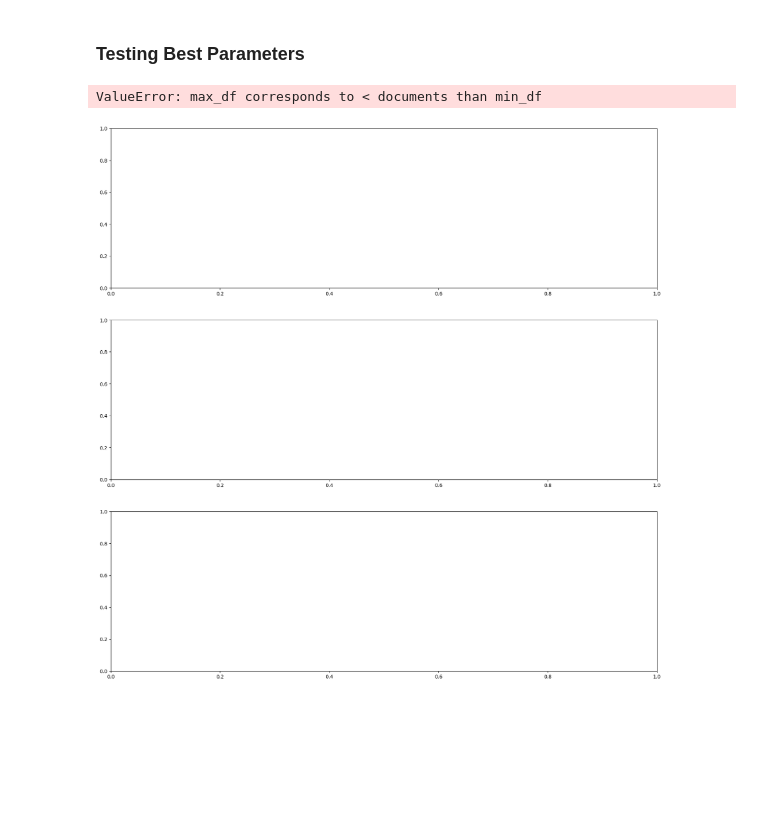
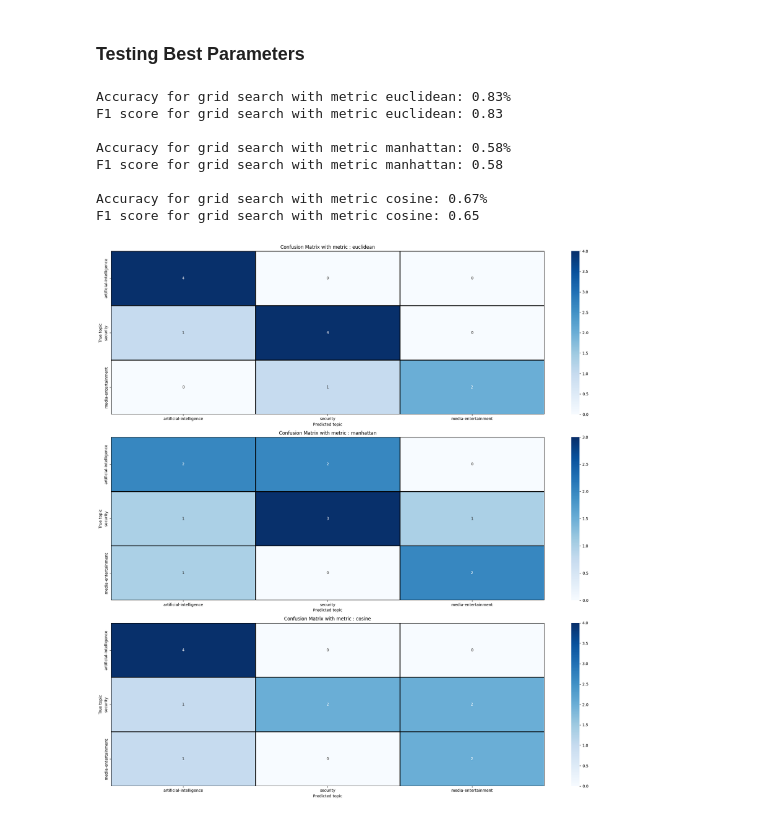
Before and after one commit to psiku/FHSalzburg-DataScience, a Jupyter notebook: Lab6 - Natural Language Processing/06_DCEIL_NLPStartercode.ipynb, the cells around one changed output. Cells and saved outputs as stored; diff of their text form; code cells hidden in the pictures; blank space fills up the shorter version.

```diff
--- a/Lab6 - Natural Language Processing/06_DCEIL_NLPStartercode.ipynb
+++ b/Lab6 - Natural Language Processing/06_DCEIL_NLPStartercode.ipynb
@@ -590,39 +590,47 @@ for i, params in enumerate(best_params_list):
 
     classifier = KNeighborsClassifier(n_neighbors=5, metric=params['metric'])
 
-    classifier = KNeighborsClassifier(n_neighbors=5, metric=params['metric'])
-
     X_train = best_vec.fit_transform(train_text)
     classifier.fit(X_train, train_topics)
 
     X_test = best_vec.transform(test_text)
 
     predicted_topics = classifier.predict(X_test)
 
     score = classifier.score(X_test, test_topics)
 
-    print(f"Accuracy for grid search with metric {params['metric']}: {np.round(score, 2)} %")
+    f1_sc = f1_score(test_topics, predicted_topics, average='weighted')
+
+    print(f"Accuracy for grid search with metric {params['metric']}: {np.round(score, 2)}%")
+    print(f"F1 score for grid search with metric {params['metric']}: {np.round(f1_sc, 2)}\n")
 
     cm = confusion_matrix(test_topics, predicted_topics)
 
     sns.heatmap(
         cm,
         annot=True,
         fmt='d',
         cmap='Blues',
         ax=axes[i],
         linewidths=1,
         linecolor='black',
         xticklabels=selected_topics,
         yticklabels=selected_topics,
     )
 
     axes[i].set_xlabel('Predicted topic')
     axes[i].set_ylabel('True topic')
     axes[i].set_title(f'Confusion Matrix with metric : {params["metric"]}')
 
 plt.tight_layout()
 plt.show()
 # %% [output]
-ValueError: max_df corresponds to < documents than min_df
+Accuracy for grid search with metric euclidean: 0.83%
+F1 score for grid search with metric euclidean: 0.83
+
+Accuracy for grid search with metric manhattan: 0.58%
+F1 score for grid search with metric manhattan: 0.58
+
+Accuracy for grid search with metric cosine: 0.67%
+F1 score for grid search with metric cosine: 0.65
-[figure, old version]
+[figure, new version]
```
Also changed, not shown: parts of 4 cells of this notebook, 2 other files.
